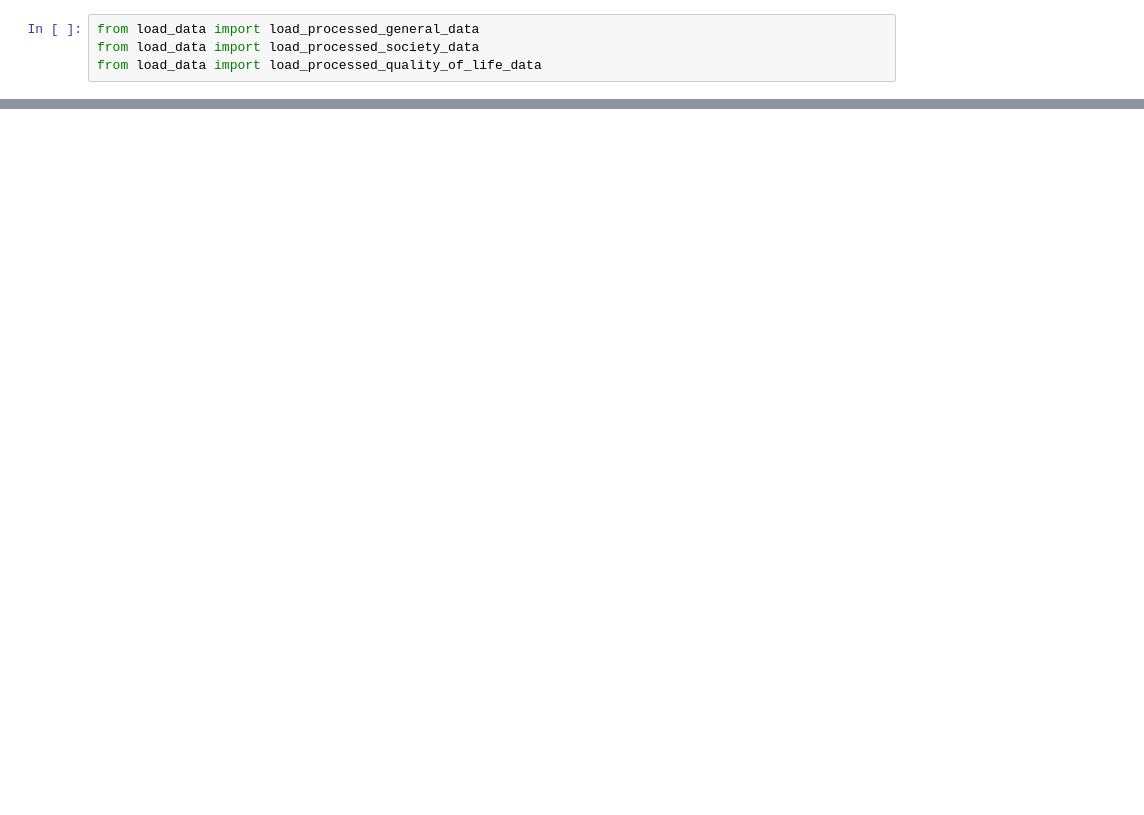
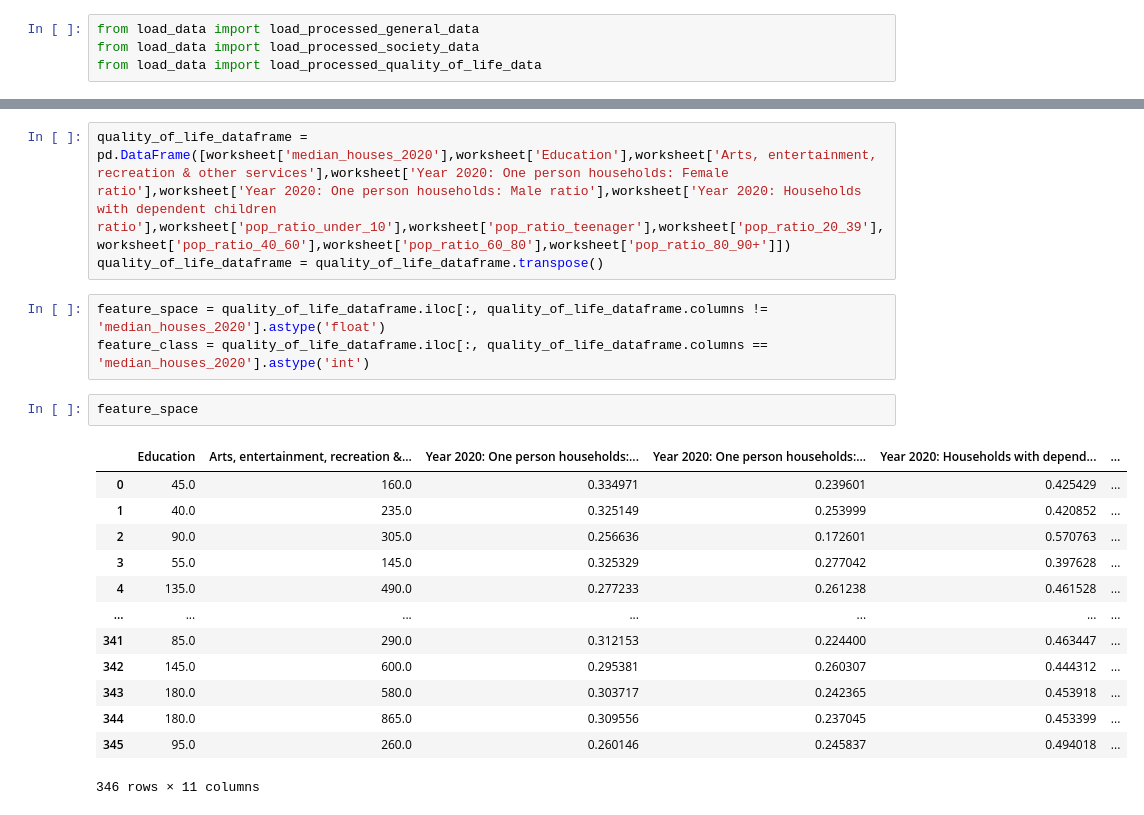
Before and after one commit to SIthodox2286/mdm_3_phace_C, a Jupyter notebook: random_forest_analysis.ipynb, the cells around one changed output, grey strips where cells are left out. Drawn from its saved outputs; the diff is of its cells as text; blank space fills up the shorter version.

```diff
--- a/random_forest_analysis.ipynb
+++ b/random_forest_analysis.ipynb
@@ -46,0 +27,22 @@ def produce_predictions_linear_regression(train_X, test_X, train_y, test_y):
+# %%
+quality_of_life_dataframe = pd.DataFrame([worksheet['median_houses_2020'],worksheet['Education'],worksheet['Arts, entertainment, recreation & other services'],worksheet['Year 2020: One person households: Female ratio'],worksheet['Year 2020: One person households: Male ratio'],worksheet['Year 2020: Households with dependent children ratio'],worksheet['pop_ratio_under_10'],worksheet['pop_ratio_teenager'],worksheet['pop_ratio_20_39'],worksheet['pop_ratio_40_60'],worksheet['pop_ratio_60_80'],worksheet['pop_ratio_80_90+']])
+quality_of_life_dataframe = quality_of_life_dataframe.transpose()
+# %%
+feature_space = quality_of_life_dataframe.iloc[:, quality_of_life_dataframe.columns != 'median_houses_2020'].astype('float')
+feature_class = quality_of_life_dataframe.iloc[:, quality_of_life_dataframe.columns == 'median_houses_2020'].astype('int')
+# %%
+feature_space
+# %% [output]
+|  | Education | Arts, entertainment, recreation &... | Year 2020: One person households:... | Year 2020: One person households:... | Year 2020: Households with depend... | ... |
+| 0 | 45.0 | 160.0 | 0.334971 | 0.239601 | 0.425429 | ... |
+| 1 | 40.0 | 235.0 | 0.325149 | 0.253999 | 0.420852 | ... |
+| 2 | 90.0 | 305.0 | 0.256636 | 0.172601 | 0.570763 | ... |
+| 3 | 55.0 | 145.0 | 0.325329 | 0.277042 | 0.397628 | ... |
+| 4 | 135.0 | 490.0 | 0.277233 | 0.261238 | 0.461528 | ... |
+| ... | ... | ... | ... | ... | ... | ... |
+| 341 | 85.0 | 290.0 | 0.312153 | 0.224400 | 0.463447 | ... |
+| 342 | 145.0 | 600.0 | 0.295381 | 0.260307 | 0.444312 | ... |
+| 343 | 180.0 | 580.0 | 0.303717 | 0.242365 | 0.453918 | ... |
+| 344 | 180.0 | 865.0 | 0.309556 | 0.237045 | 0.453399 | ... |
+| 345 | 95.0 | 260.0 | 0.260146 | 0.245837 | 0.494018 | ... |
+346 rows × 11 columns
```
Also changed, not shown: parts of 17 cells of this notebook, 7 other files.
